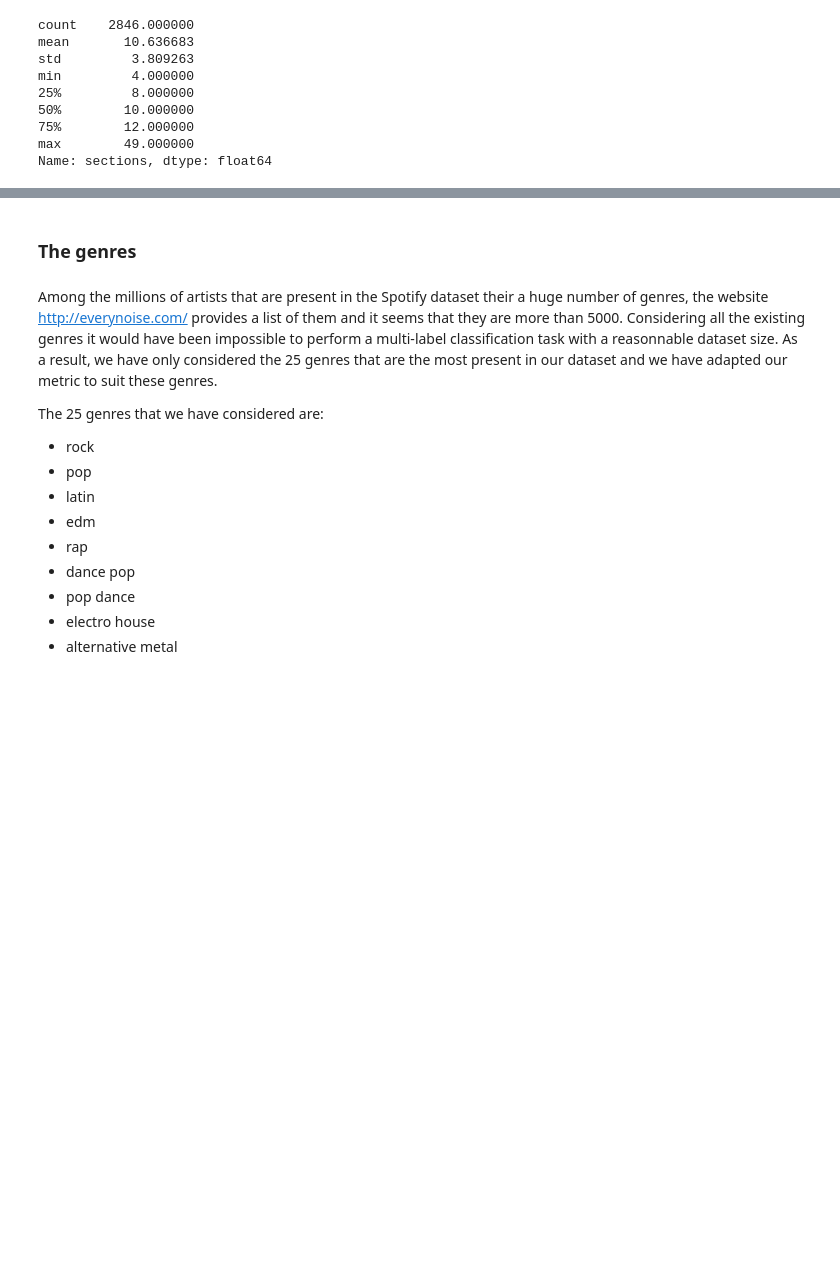
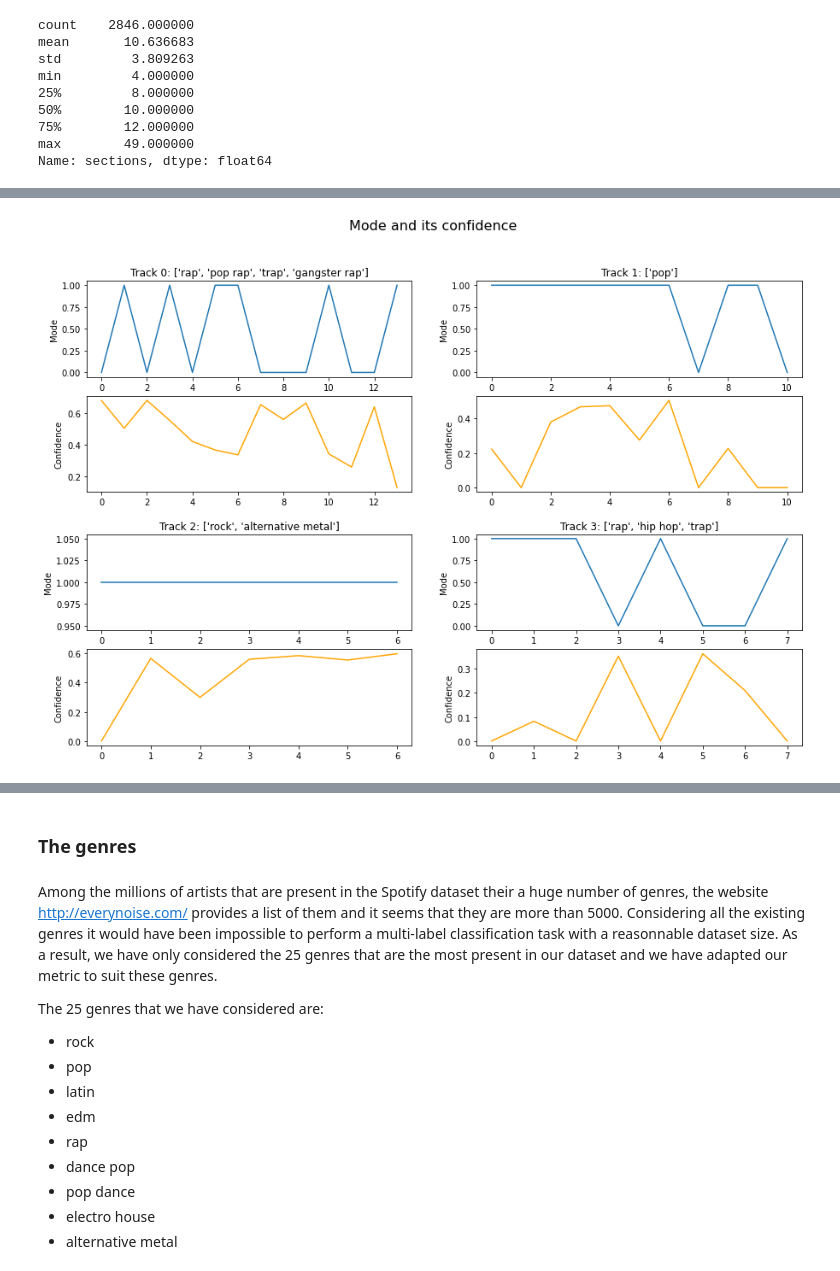
Before and after one commit to Egiob/spotify_genre_challenge, a Jupyter notebook: starting_kit.ipynb, the cells around one changed output, grey strips where cells are left out. Drawn from its saved outputs; the diff is of its cells as text; code cells hidden in the pictures; blank space fills up the shorter version.

```diff
--- a/starting_kit.ipynb
+++ b/starting_kit.ipynb
@@ -258,0 +277,7 @@ plt.show()
+# %%
+modes = [[x['mode'] for x in X_df['sections'][i]] for i in tracks]
+modes_confidence = [[x['mode_confidence'] for x in X_df['sections'][i]] for i in tracks]
+
+visualize(modes, modes_confidence, "Mode")
+# %% [output]
+[figure, added]
```
Also changed, not shown: parts of 18 cells of this notebook.
